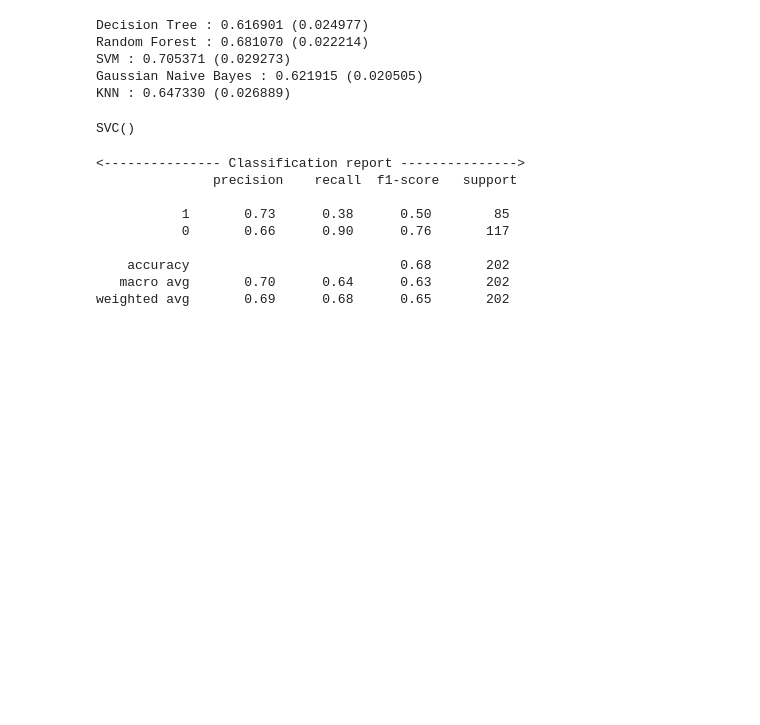
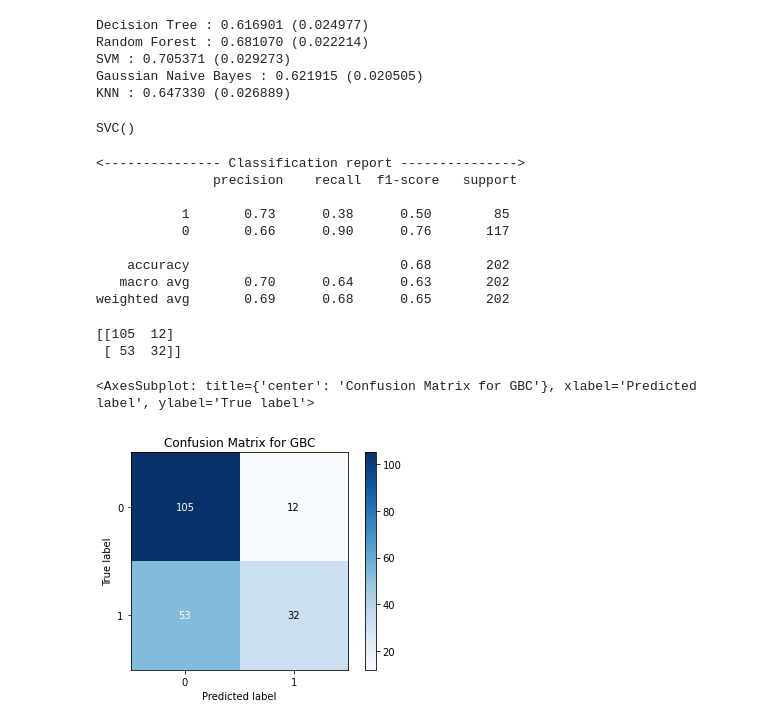
Before and after one commit to leonardo99i/Inteligencia_Artificial, a Jupyter notebook: Projeto_A3/possive_A3.ipynb, the cells around one changed output. Cells and saved outputs as stored; diff of their text form; code cells hidden in the pictures; blank space fills up the shorter version.

```diff
--- a/Projeto_A3/possive_A3.ipynb
+++ b/Projeto_A3/possive_A3.ipynb
@@ -143,3 +144,14 @@ print('<--------------- Classification report --------------->\n', matrix)
     accuracy                           0.68       202
    macro avg       0.70      0.64      0.63       202
 weighted avg       0.69      0.68      0.65       202
+# %%
+from sklearn.metrics import confusion_matrix
+import scikitplot as skplt
+cm = confusion_matrix(y_test,y_pred)
+print(cm)
+skplt.metrics.plot_confusion_matrix(y_test, y_pred, normalize=False, title = 'Confusion Matrix for GBC')
+# %% [output]
+[[105  12]
+ [ 53  32]]
+<AxesSubplot: title={'center': 'Confusion Matrix for GBC'}, xlabel='Predicted label', ylabel='True label'>
+[figure, added]
```
Also changed, not shown: parts of 4 cells of this notebook.
